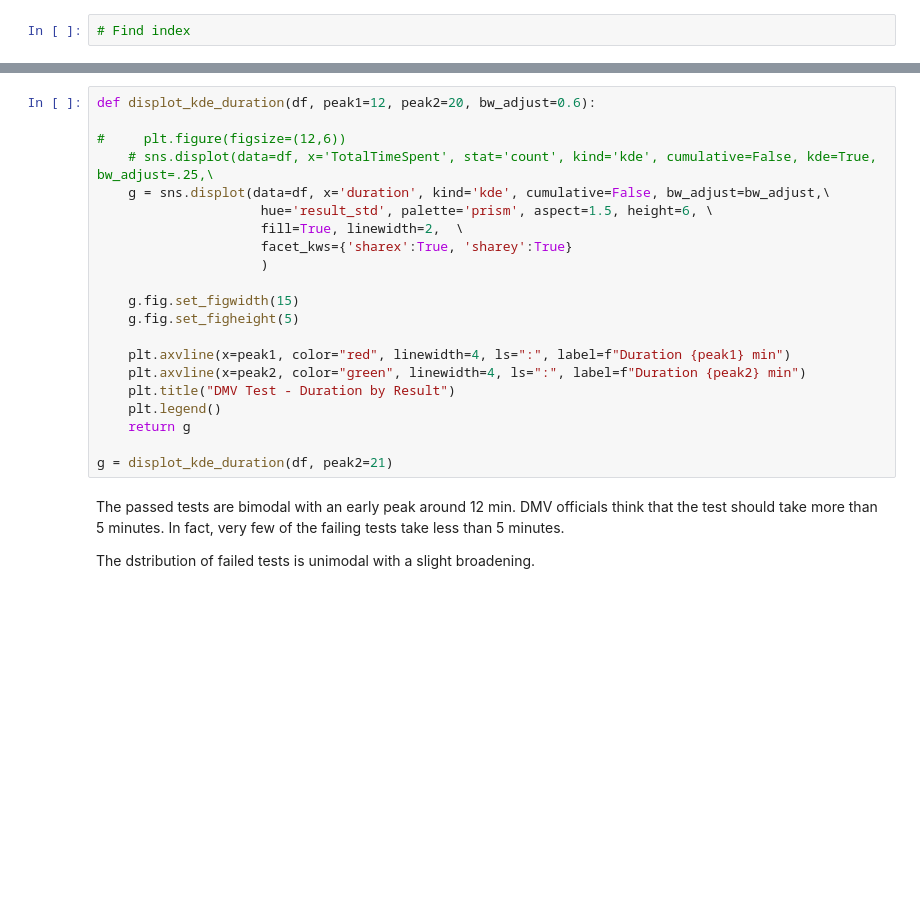
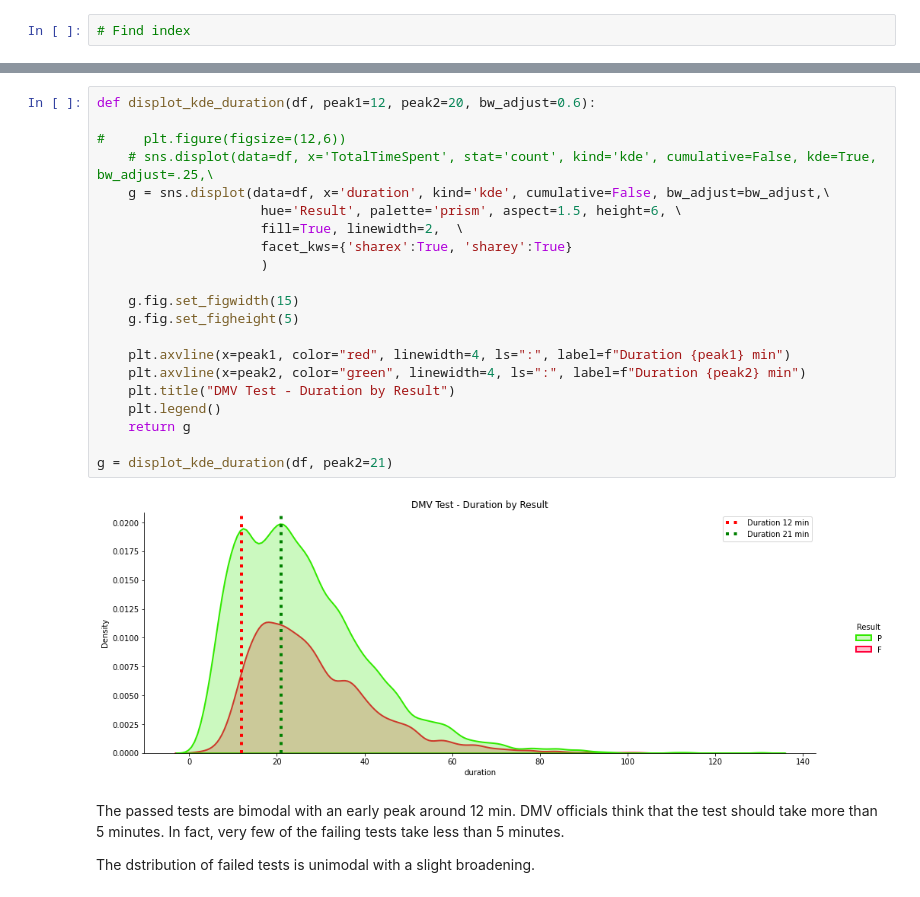
Before and after one commit to thebarryk/dmv_test, a Jupyter notebook: dmv_tests.ipynb, the cells around one changed output, grey strips where cells are left out. Cells and saved outputs as stored; diff of their text form; blank space fills up the shorter version.

```diff
--- a/dmv_tests.ipynb
+++ b/dmv_tests.ipynb
@@ -154,24 +150,26 @@ displot_kde_duration_all(df, peak1=13.5, peak2=21, bw_adjust=.6)
 # %%
 def displot_kde_duration(df, peak1=12, peak2=20, bw_adjust=0.6):
 
 #     plt.figure(figsize=(12,6))
     # sns.displot(data=df, x='TotalTimeSpent', stat='count', kind='kde', cumulative=False, kde=True, bw_adjust=.25,\
     g = sns.displot(data=df, x='duration', kind='kde', cumulative=False, bw_adjust=bw_adjust,\
-                     hue='result_std', palette='prism', aspect=1.5, height=6, \
+                     hue='Result', palette='prism', aspect=1.5, height=6, \
                      fill=True, linewidth=2,  \
                      facet_kws={'sharex':True, 'sharey':True}
                      )
 
     g.fig.set_figwidth(15)
     g.fig.set_figheight(5)
 
     plt.axvline(x=peak1, color="red", linewidth=4, ls=":", label=f"Duration {peak1} min")
     plt.axvline(x=peak2, color="green", linewidth=4, ls=":", label=f"Duration {peak2} min")
     plt.title("DMV Test - Duration by Result")
     plt.legend()
     return g
 
 g = displot_kde_duration(df, peak2=21)
+# %% [output]
+[figure, added]
 # %% [markdown]
 The passed tests are bimodal with an early peak around 12 min. DMV officials think that the test should take more than 5 minutes. In fact, very few of the failing tests take less than 5 minutes.
 
```
Also changed, not shown: parts of 29 cells of this notebook.
